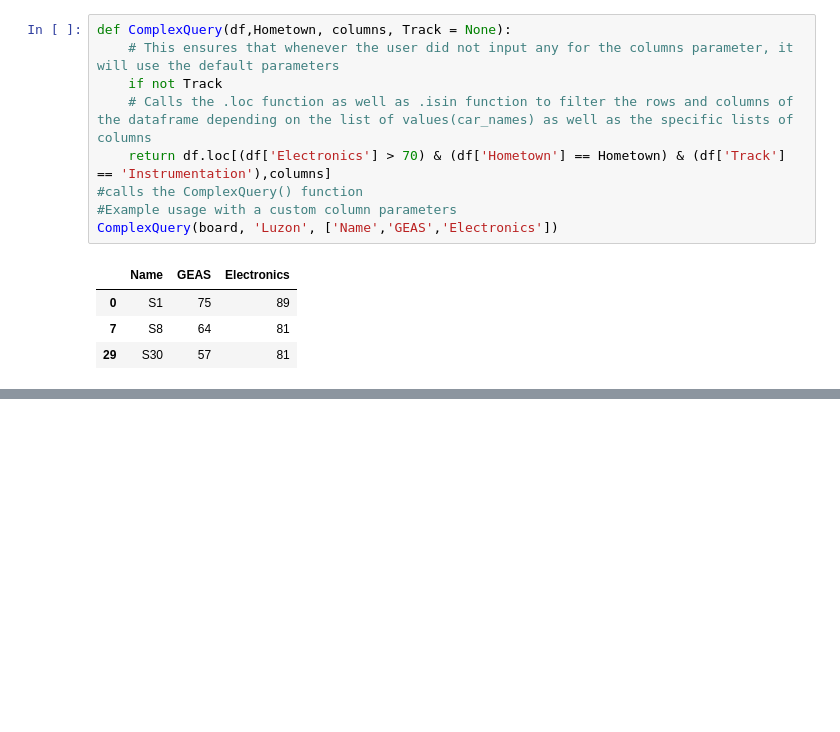
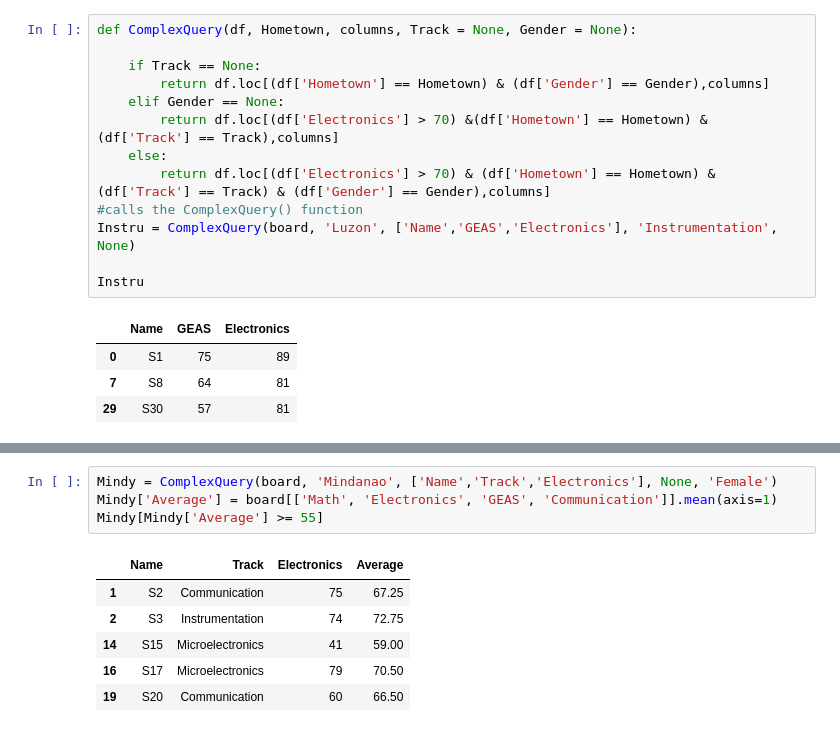
Before and after one commit to krlsbrre/PA4, a Jupyter notebook: PA4.ipynb, the cells around one changed output, grey strips where cells are left out. Drawn from its saved outputs; the diff is of its cells as text; blank space fills up the shorter version.

```diff
--- a/PA4.ipynb
+++ b/PA4.ipynb
@@ -22,14 +26,18 @@ board
 | 28 | S29 | Male | Instrumentation | Mindanao | 73 | 48 | 71 | 62 |
 | 29 | S30 | Male | Instrumentation | Luzon | 78 | 81 | 57 | 56 |
 # %%
-def ComplexQuery(df,Hometown, columns, Track = None):
-    # This ensures that whenever the user did not input any for the columns parameter, it will use the default parameters
-    if not Track
-    # Calls the .loc function as well as .isin function to filter the rows and columns of the dataframe depending on the list of values(car_names) as well as the specific lists of columns
-    return df.loc[(df['Electronics'] > 70) & (df['Hometown'] == Hometown) & (df['Track'] == 'Instrumentation'),columns]
+def ComplexQuery(df, Hometown, columns, Track = None, Gender = None):
+
+    if Track == None:
+        return df.loc[(df['Hometown'] == Hometown) & (df['Gender'] == Gender),columns]
+    elif Gender == None:
+        return df.loc[(df['Electronics'] > 70) &(df['Hometown'] == Hometown) & (df['Track'] == Track),columns]
+    else:
+        return df.loc[(df['Electronics'] > 70) & (df['Hometown'] == Hometown) & (df['Track'] == Track) & (df['Gender'] == Gender),columns]
 #calls the ComplexQuery() function
-#Example usage with a custom column parameters
-ComplexQuery(board, 'Luzon', ['Name','GEAS','Electronics'])
+Instru = ComplexQuery(board, 'Luzon', ['Name','GEAS','Electronics'], 'Instrumentation', None)
+
+Instru
 # %% [output]
 |  | Name | GEAS | Electronics |
 | 0 | S1 | 75 | 89 |
@@ -44,0 +69,11 @@ ComplexQuery(board, 'Luzon', ['Name','Track','Electronics'])
+# %%
+Mindy = ComplexQuery(board, 'Mindanao', ['Name','Track','Electronics'], None, 'Female')
+Mindy['Average'] = board[['Math', 'Electronics', 'GEAS', 'Communication']].mean(axis=1)
+Mindy[Mindy['Average'] >= 55]
+# %% [output]
+|  | Name | Track | Electronics | Average |
+| 1 | S2 | Communication | 75 | 67.25 |
+| 2 | S3 | Instrumentation | 74 | 72.75 |
+| 14 | S15 | Microelectronics | 41 | 59.00 |
+| 16 | S17 | Microelectronics | 79 | 70.50 |
+| 19 | S20 | Communication | 60 | 66.50 |
```
Also changed, not shown: parts of 4 cells of this notebook.
